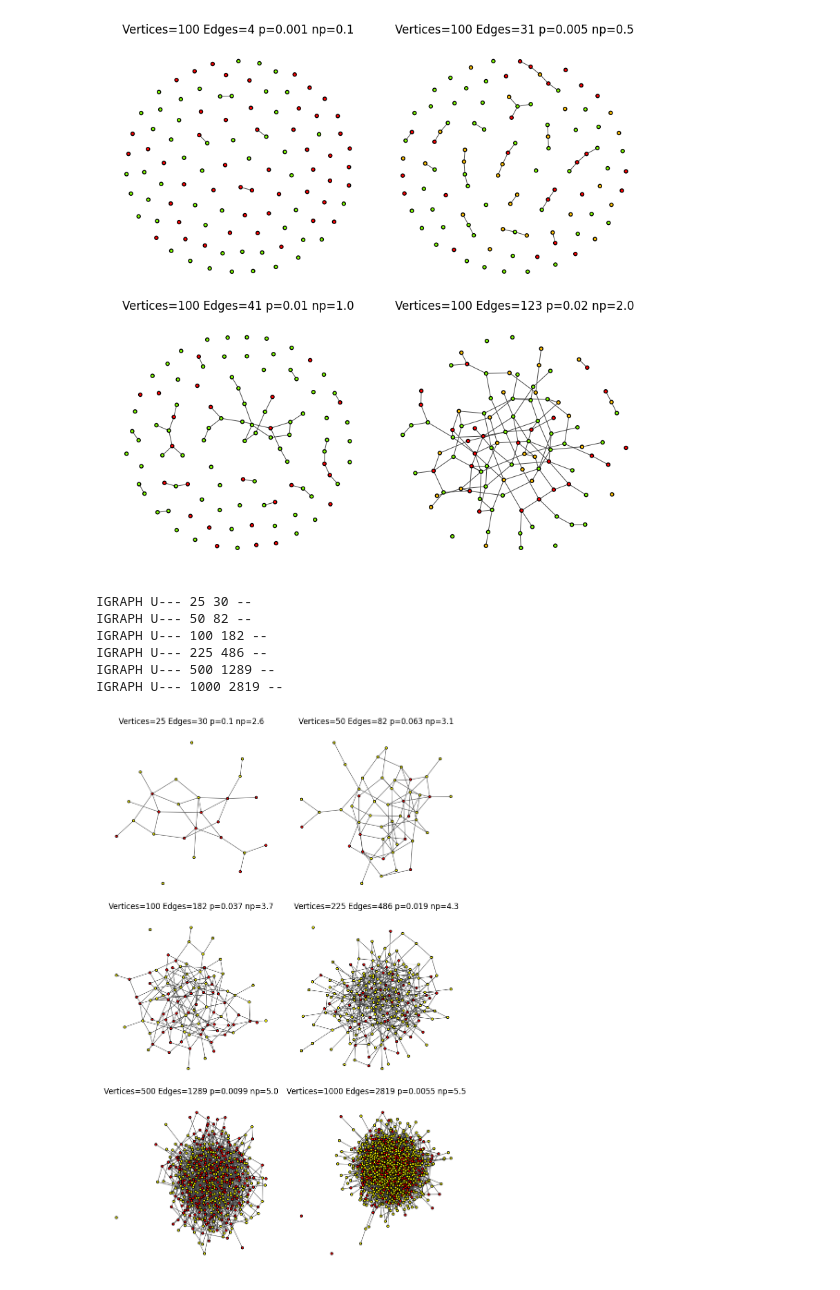
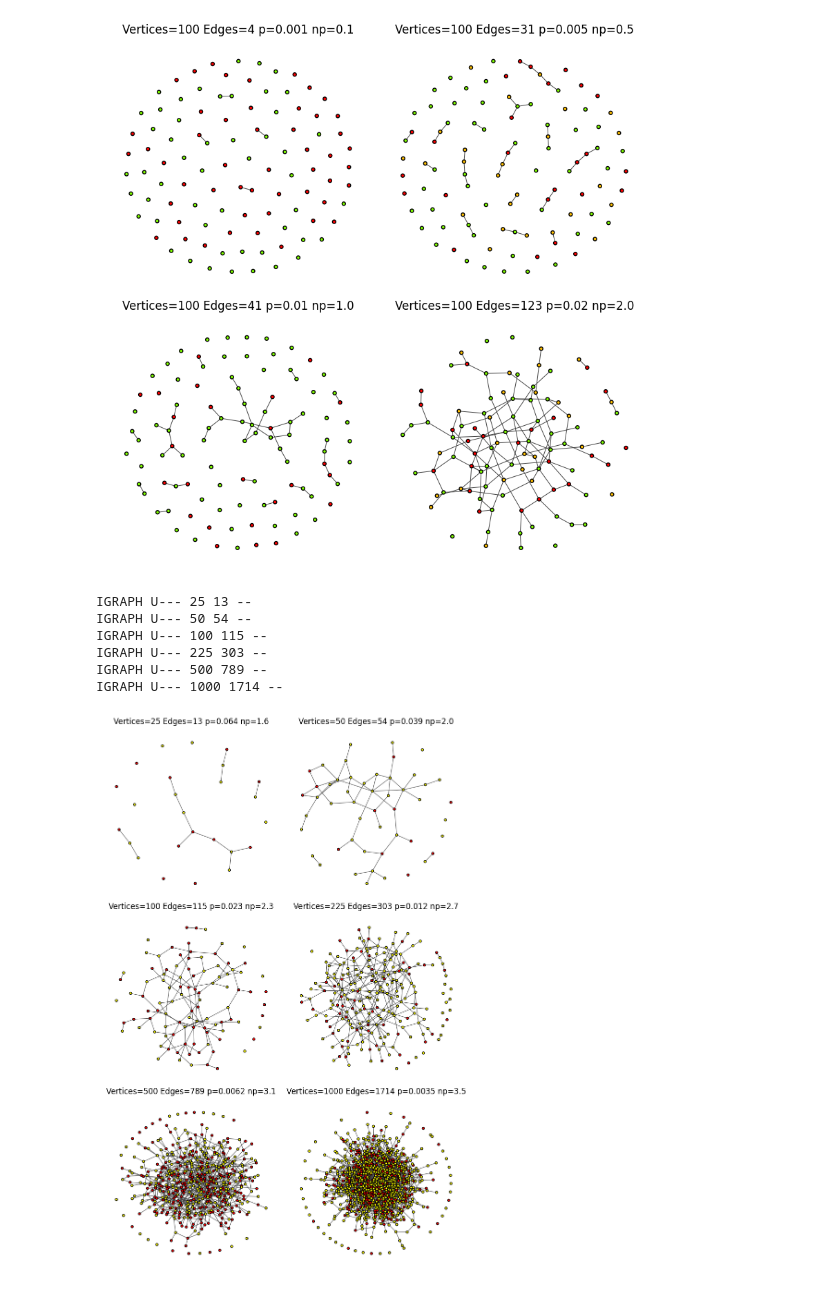
Before and after one commit to apbondarev/notes, a Jupyter notebook: random-graph-report-en/plot.ipynb, the cells around one changed output. Cells and saved outputs as stored; diff of their text form; code cells hidden in the pictures.

```diff
--- a/random-graph-report-en/plot.ipynb
+++ b/random-graph-report-en/plot.ipynb
@@ -42,14 +42,14 @@ IGRAPH U--- 100 41 --
 IGRAPH U--- 100 123 --
 [figure]
 # %%
-graph_size_prob_02 = [(n, log_on_n(0.8, n)) for n in [25, 50, 100, 225, 500, 1000]]
+graph_size_prob_02 = [(n, log_on_n(0.5, n)) for n in [25, 50, 100, 225, 500, 1000]]
 plot_graphs(2, 3, graph_size_prob_02)
 # %% [output]
-IGRAPH U--- 25 30 --
-IGRAPH U--- 50 82 --
-IGRAPH U--- 100 182 --
-IGRAPH U--- 225 486 --
-IGRAPH U--- 500 1289 --
-IGRAPH U--- 1000 2819 --
+IGRAPH U--- 25 13 --
+IGRAPH U--- 50 54 --
+IGRAPH U--- 100 115 --
+IGRAPH U--- 225 303 --
+IGRAPH U--- 500 789 --
+IGRAPH U--- 1000 1714 --
-[figure, old version]
+[figure, new version]
 # %%
```
Also changed, not shown: parts of 1 cell of this notebook.
